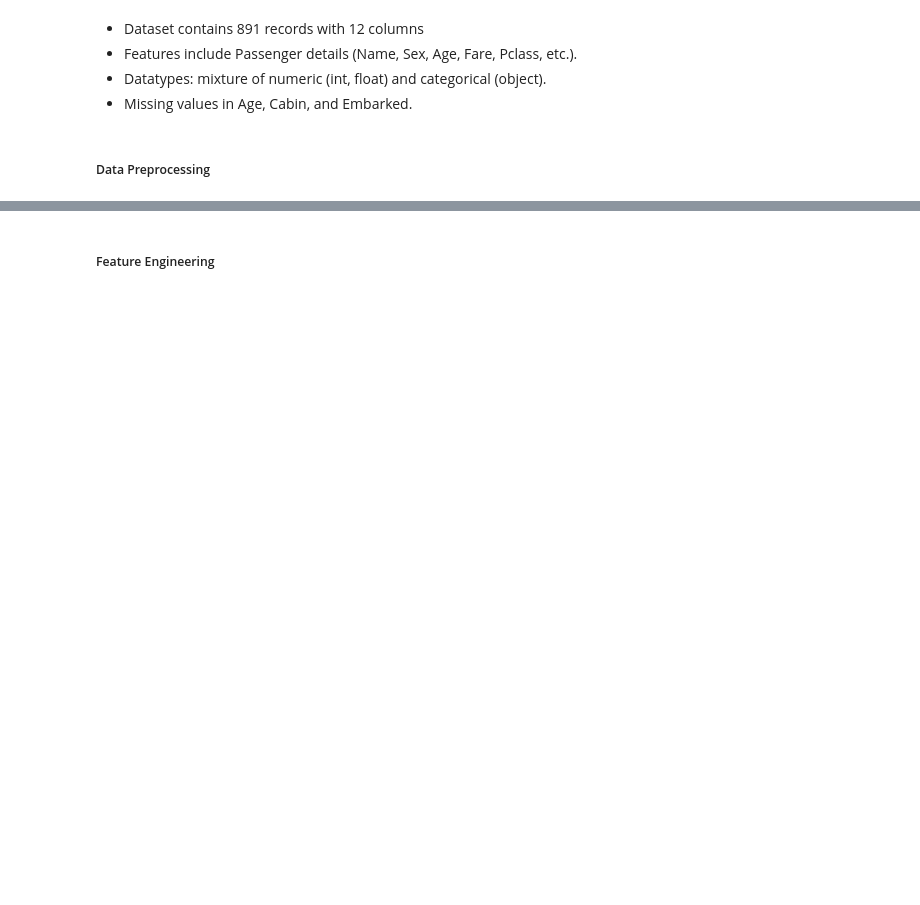
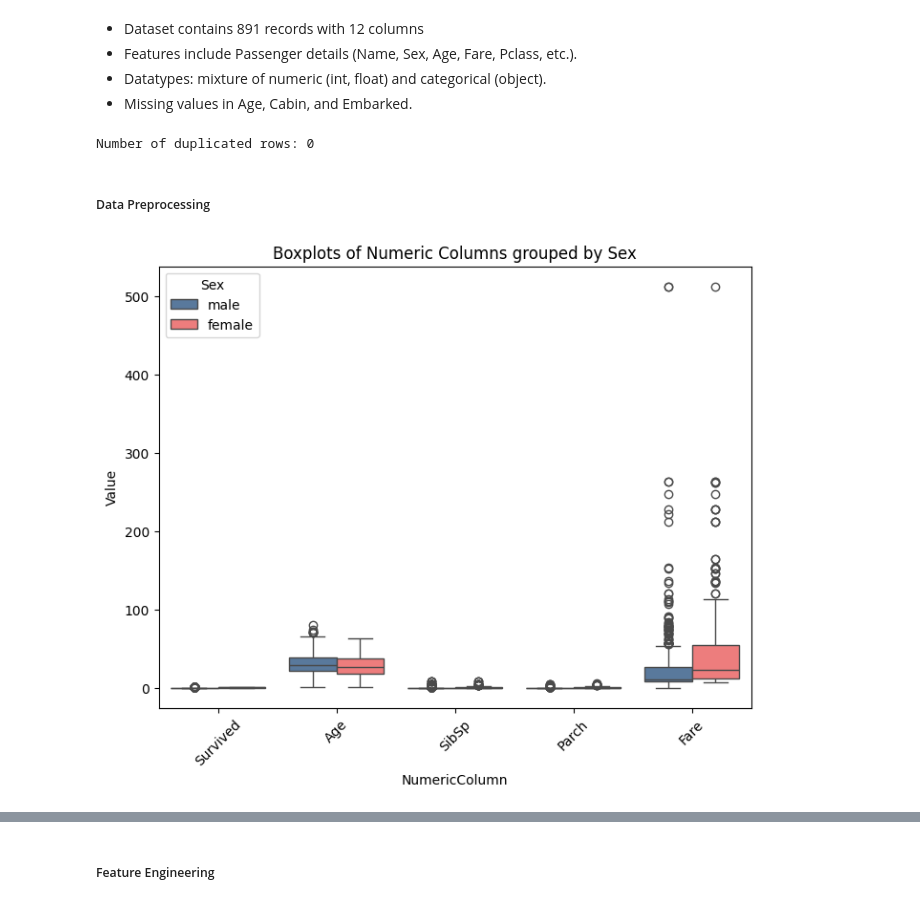
Before and after one commit to elaiyarani-s/Titanic-DataAnalysis, a Jupyter notebook: ML_Titanic.ipynb, the cells around one changed output, grey strips where cells are left out. Saved outputs shown, nothing was run; the diff lists cells and outputs as text; code cells hidden in the pictures; blank space fills up the shorter version.

```diff
--- a/ML_Titanic.ipynb
+++ b/ML_Titanic.ipynb
@@ -61,5 +110,10 @@ missing_df
 - Features include Passenger details (Name, Sex, Age, Fare, Pclass, etc.).
 - Datatypes: mixture of numeric (int, float) and categorical (object).
 - Missing values in Age, Cabin, and Embarked.
+# %%
+# Checking for Duplicates
+print(f'Number of duplicated rows: {df.duplicated().sum(axis=0)}')
+# %% [output]
+Number of duplicated rows: 0
 # %% [markdown]
 ##### Data Preprocessing
@@ -75,15 +120,17 @@ df.isnull().sum()
 # %%
 # outliers
 
 cat_col = "Sex"
 
-exclude_cols = ["PassengerId", "Pclass", "Fare"]
+exclude_cols = ["PassengerId", "Pclass"]
 num_cols = [col for col in df.select_dtypes(include="number").columns if col not in exclude_cols]
 
 melted_df = df.melt(id_vars=cat_col, value_vars=num_cols, var_name="NumericColumn", value_name="Value").dropna()
 custom_palette = {'male': '#4E79A7', 'female': '#FF6B6B'}
-plt.figure(figsize=(6, 4))
+plt.figure(figsize=(8, 6))
 sns.boxplot(x="NumericColumn", y="Value", hue=cat_col, data=melted_df, palette=custom_palette)
 plt.title(f"Boxplots of Numeric Columns grouped by {cat_col}")
 plt.xticks(rotation=45)
 plt.show()
+# %% [output]
+[figure, added]
```
Also changed, not shown: parts of 26 cells of this notebook, 1 other file.
